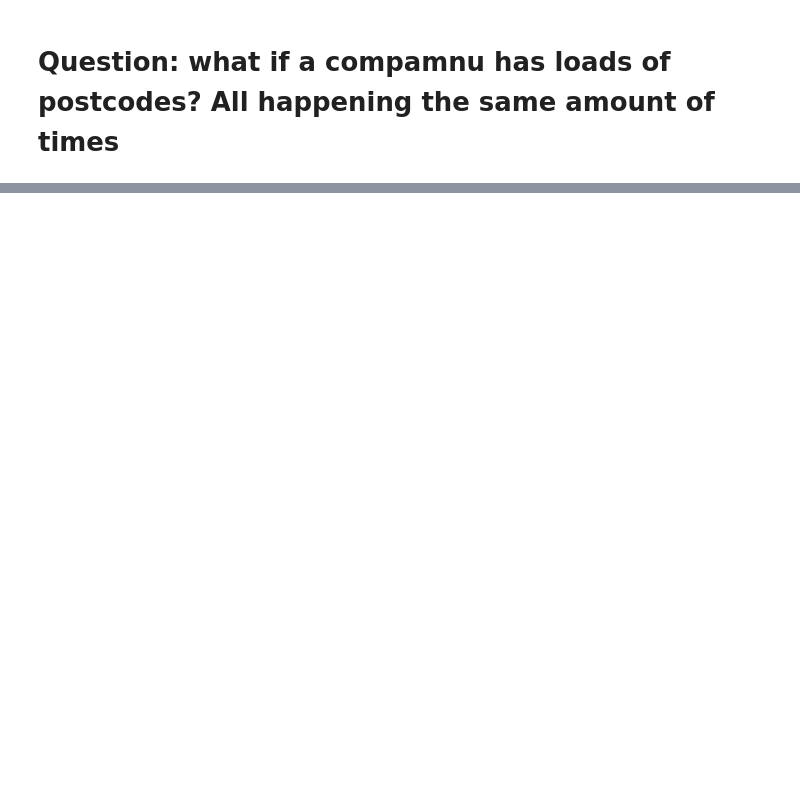
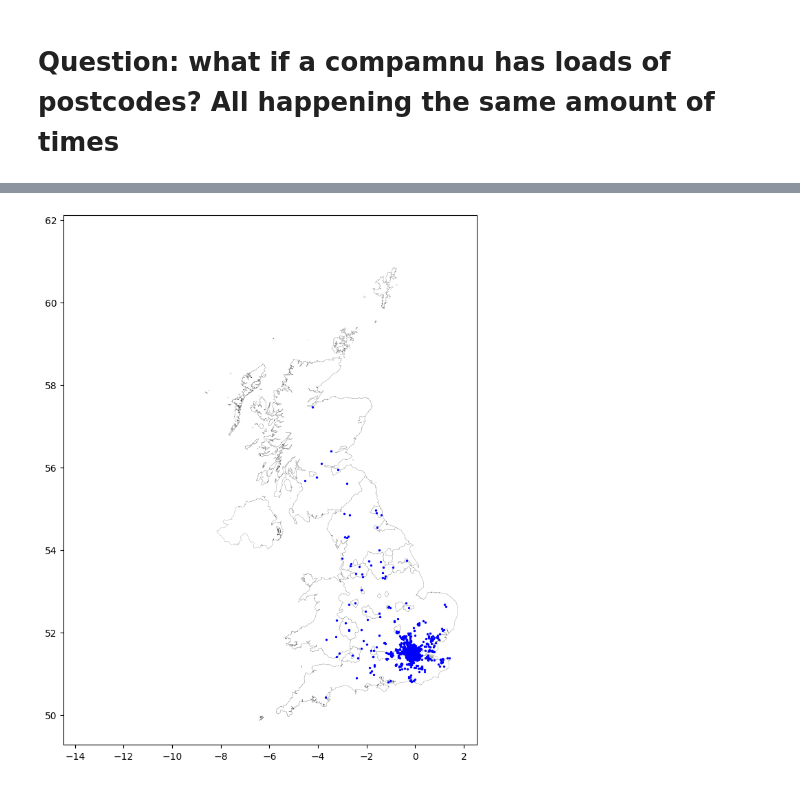
Before and after one commit to giuliaok/crawls_nest, a Jupyter notebook: postcode_density_visualization.ipynb, the cells around one changed output, grey strips where cells are left out. Cells and saved outputs as stored; diff of their text form; code cells hidden in the pictures; blank space fills up the shorter version.

```diff
--- a/postcode_density_visualization.ipynb
+++ b/postcode_density_visualization.ipynb
@@ -25,2 +141,10 @@ df
+# %%
+xys = gdb['geometry'].apply(lambda pt: pd.Series({'x': pt.x, 'y': pt.y}))
+gdb['x'] = xys['x']
+gdb['y'] = xys['y']
 # %% [markdown]
 # Question: what if a compamnu has loads of postcodes? All happening the same amount of times
+# %%
+ukk = gpd.read_file('/Users/gocchini/Downloads/GBR_adm/GBR_adm2.shp')
+# %%
+ukk = ukk.dissolve(by = 'TYPE_2')
@@ -26,0 +165,11 @@ df
+# %%
+
+# Set up figure and axes
+f, ax = plt.subplots(1, figsize=(10, 10))
+# Add a base layer with the LSOA geography
+ukk.plot(ax = ax, color='white', edgecolor='black', linewidth=0.1)
+#generate KDE
+gdb.plot(ax=ax, color = 'blue', markersize = 2)
+plt.show()
+# %% [output]
+[figure, added]
```
Also changed, not shown: parts of 23 cells of this notebook.
